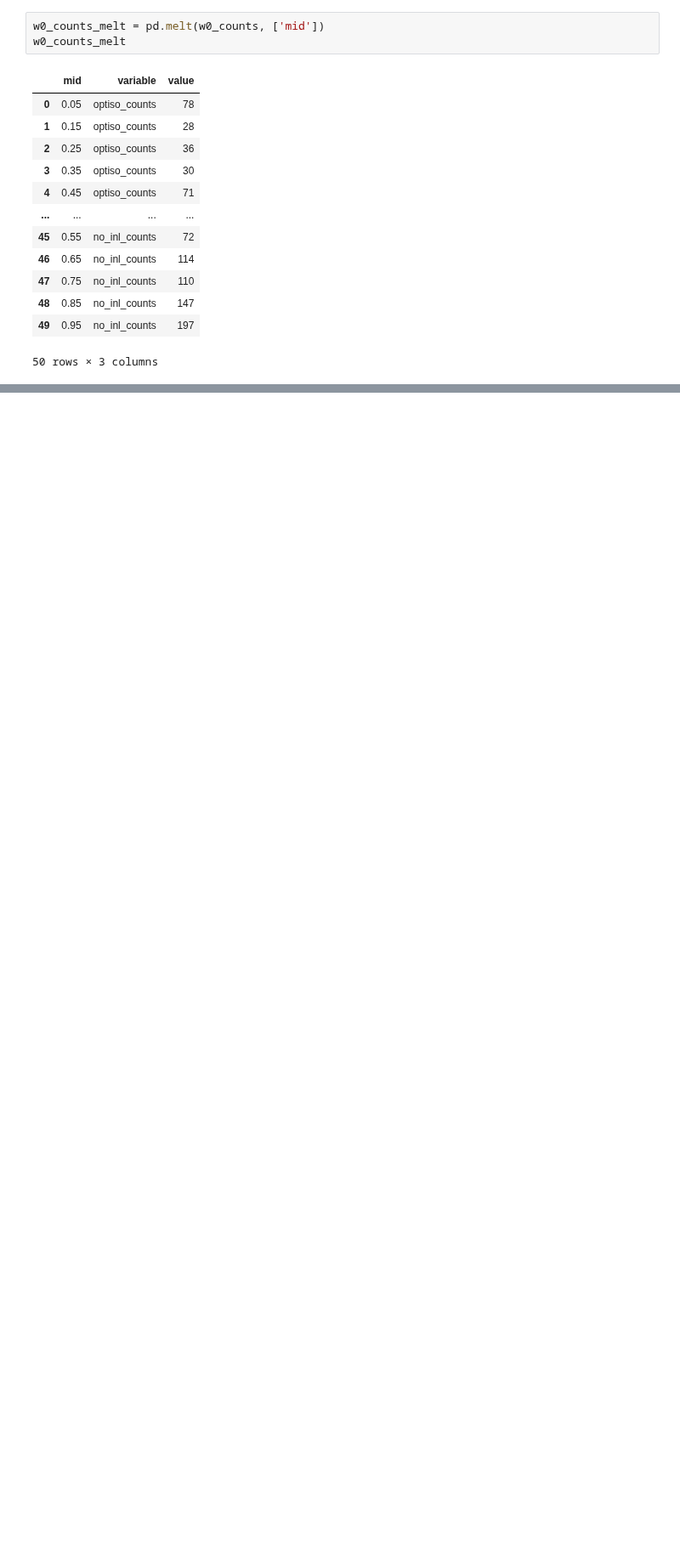
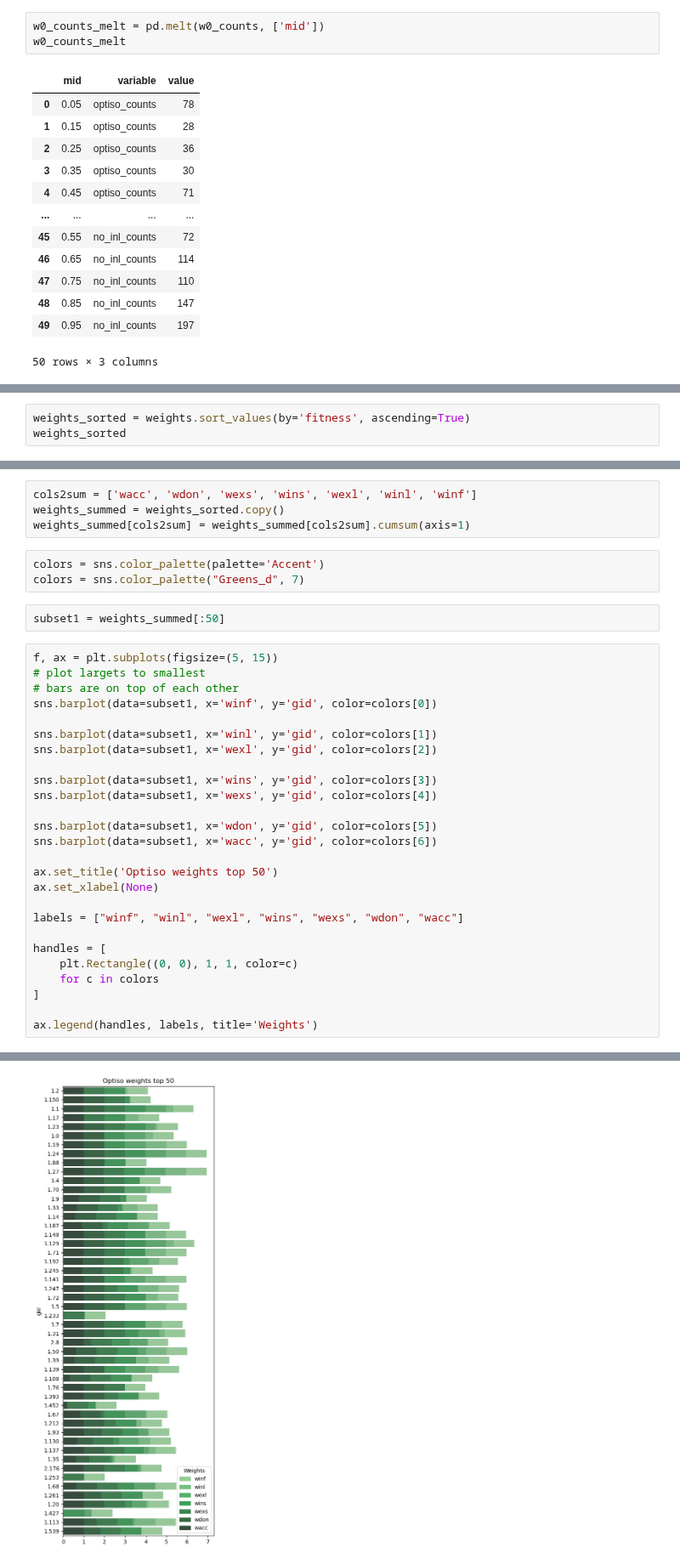
Before and after one commit to KorfLab/isoforms, a Jupyter notebook: APCanalysis/apc_paper.ipynb, the cells around one changed output, grey strips where cells are left out. Shown at 85% size. Drawn from its saved outputs; the diff is of its cells as text; blank space fills up the shorter version.

```diff
--- a/APCanalysis/apc_paper.ipynb
+++ b/APCanalysis/apc_paper.ipynb
@@ -783,0 +818,3 @@ plt.savefig('apc_figures/no_mm_no_len.png', format='png')
+# %%
+weights_sorted = weights.sort_values(by='fitness', ascending=True)
+weights_sorted
@@ -783,0 +847,36 @@ plt.savefig('apc_figures/no_mm_no_len.png', format='png')
+# %%
+cols2sum = ['wacc', 'wdon', 'wexs', 'wins', 'wexl', 'winl', 'winf']
+weights_summed = weights_sorted.copy()
+weights_summed[cols2sum] = weights_summed[cols2sum].cumsum(axis=1)
+# %%
+colors = sns.color_palette(palette='Accent')
+colors = sns.color_palette("Greens_d", 7)
+# %%
+subset1 = weights_summed[:50]
+# %%
+f, ax = plt.subplots(figsize=(5, 15))
+# plot largets to smallest
+# bars are on top of each other
+sns.barplot(data=subset1, x='winf', y='gid', color=colors[0])
+
+sns.barplot(data=subset1, x='winl', y='gid', color=colors[1])
+sns.barplot(data=subset1, x='wexl', y='gid', color=colors[2])
+
+sns.barplot(data=subset1, x='wins', y='gid', color=colors[3])
+sns.barplot(data=subset1, x='wexs', y='gid', color=colors[4])
+
+sns.barplot(data=subset1, x='wdon', y='gid', color=colors[5])
+sns.barplot(data=subset1, x='wacc', y='gid', color=colors[6])
+
+ax.set_title('Optiso weights top 50')
+ax.set_xlabel(None)
+
+labels = ["winf", "winl", "wexl", "wins", "wexs", "wdon", "wacc"]
+
+handles = [
+    plt.Rectangle((0, 0), 1, 1, color=c)
+    for c in colors
+]
+
+ax.legend(handles, labels, title='Weights')
+# %% [output]
@@ -783,0 +884 @@ plt.savefig('apc_figures/no_mm_no_len.png', format='png')
+[figure, added]
```
Also changed, not shown: parts of 14 cells of this notebook, 1 other file.
